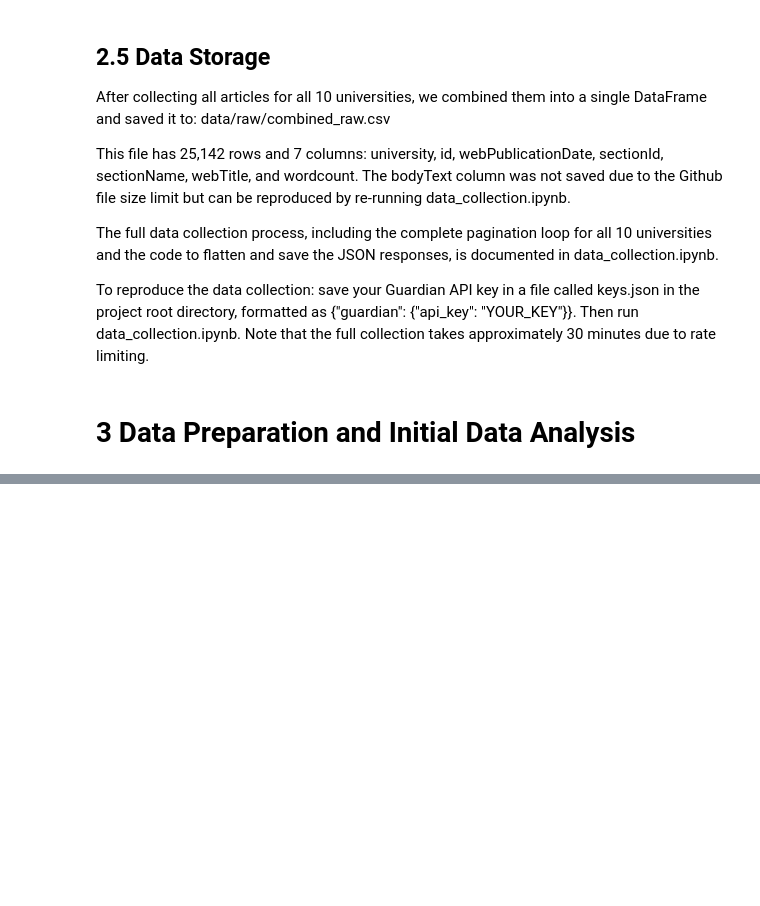
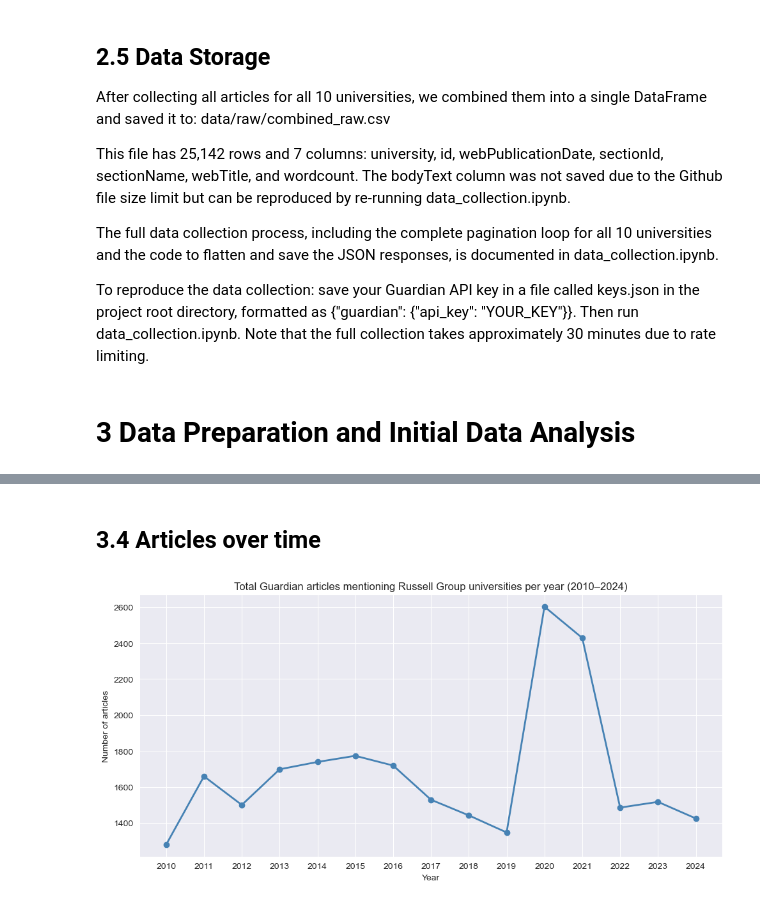
Before and after one commit to ruoxuannn/st115-guardian-project, a Jupyter notebook: final_report.ipynb, the cells around one changed output, grey strips where cells are left out. Drawn from its saved outputs; the diff is of its cells as text; code cells hidden in the pictures; blank space fills up the shorter version.

```diff
--- a/final_report.ipynb
+++ b/final_report.ipynb
@@ -157,0 +366,17 @@ To reproduce the data collection: save your Guardian API key in a file called ke
+# %% [markdown]
+## 3.4 Articles over time
+# %%
+yearly_counts = clean_df.groupby("year").size()
+
+fig, ax = plt.subplots(figsize=(10, 5))
+ax.plot(yearly_counts.index, yearly_counts.values, marker='o', color="steelblue", linewidth=2)
+
+ax.set_title("Total Guardian articles mentioning Russell Group universities per year (2010–2024)", fontsize=12)
+ax.set_xlabel("Year")
+ax.set_ylabel("Number of articles")
+ax.set_xticks(yearly_counts.index)
+
+plt.tight_layout()
+plt.show()
+# %% [output]
+[figure, added]
```
Also changed, not shown: parts of 73 cells of this notebook, 4 other files.
